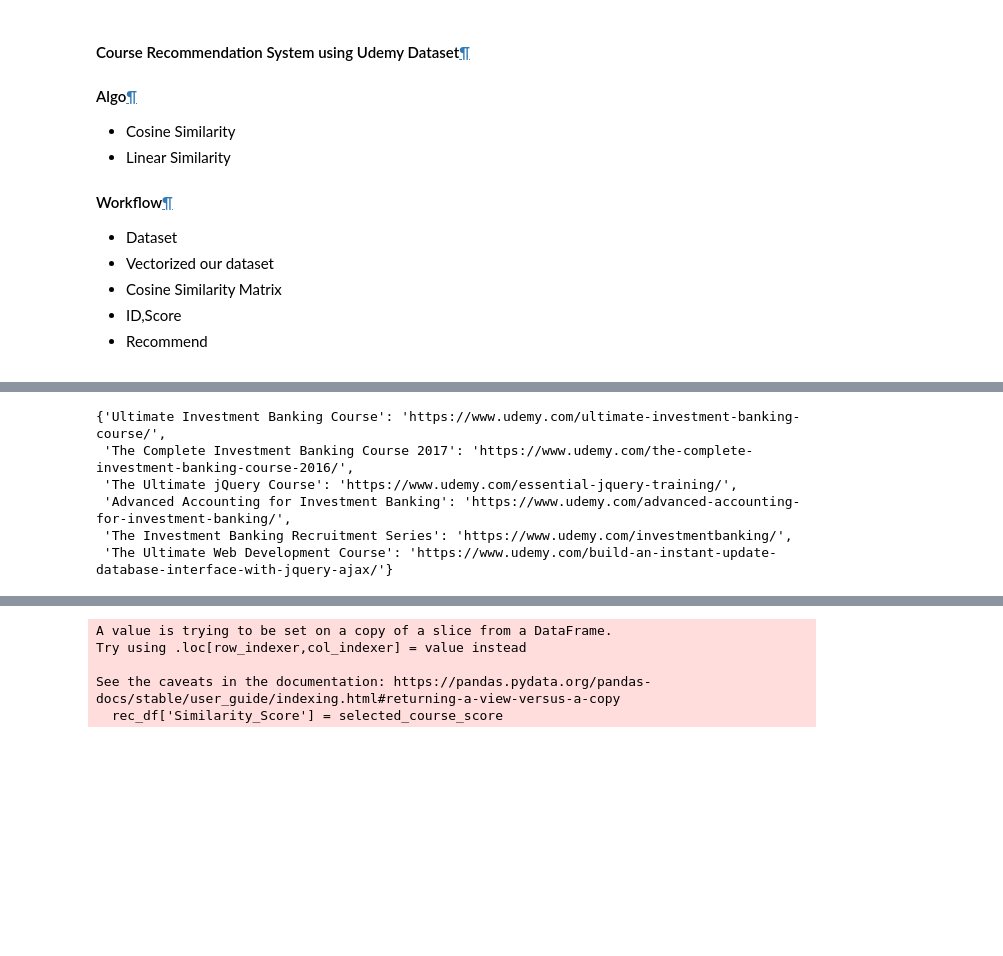
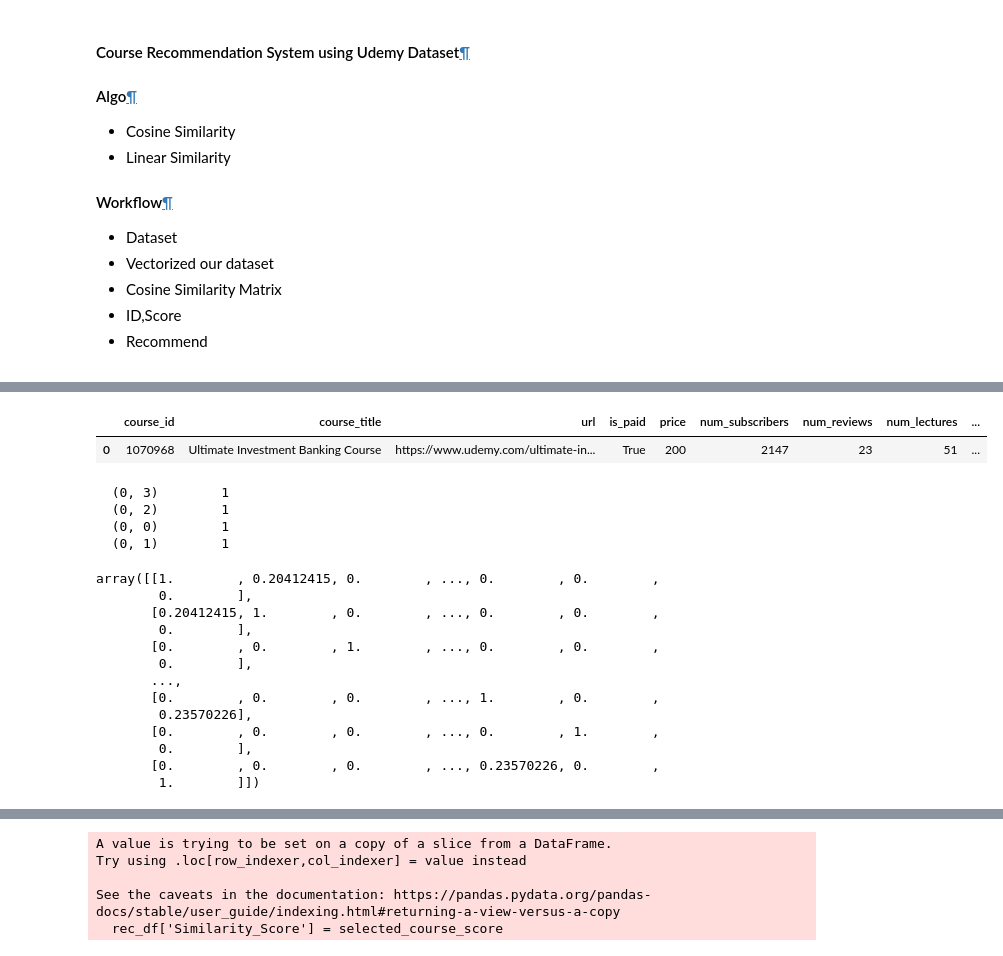
Before and after one commit to brunhs/projects, a Jupyter notebook: course-recommender-system-app/Course Recommendation System.ipynb, the cells around one changed output, grey strips where cells are left out. Saved outputs shown, nothing was run; the diff lists cells and outputs as text; code cells hidden in the pictures; blank space fills up the shorter version.

```diff
--- a/course-recommender-system-app/Course Recommendation System.ipynb
+++ b/course-recommender-system-app/Course Recommendation System.ipynb
@@ -28,7 +28,10 @@ import seaborn as sn
 from sklearn.feature_extraction.text import TfidfVectorizer,CountVectorizer
 from sklearn.metrics.pairwise import cosine_similarity,linear_kernel
 # %%
-def readData(file: str, extension='.csv'):
+from yaml import safe_load
+from pathlib import Path
+
+def readData(files: str, extension='.csv', path='datasets'):
     """_summary_
 
     Args:
@@ -39,9 +42,14 @@ def readData(file: str, extension='.csv'):
         A Pandas dataframe
     """
     if extension=='.csv':
-        read_func = pd.read_csv
+        courses_dataset = pd.read_csv("%s/%s" %(path, files))
+    elif extension=='.yaml':
+        dpath = Path(path)
 
-    return read_func(file)
+        courses_file = dpath / files
+        with courses_file.open() as f:
+            courses_dataset = pd.json_normalize(safe_load(f))
+
+    return courses_dataset
 # %%
-df = readData('udemy_course_data.csv')
-df.head(2)
+df1 = readData(files='udemy_course_data.csv')
@@ -52,3 +56,8 @@ df.head(2)
+# %%
+df1.head(1)
+# %% [output]
+|  | course_id | course_title | url | is_paid | price | num_subscribers | num_reviews | num_lectures | ... |
+| 0 | 1070968 | Ultimate Investment Banking Course | https://www.udemy.com/ultimate-in... | True | 200 | 2147 | 23 | 51 | ... |
 # %%
 import pandas as pd
 def extractFeatures(rec_dataframe):
@@ -103,22 +169,54 @@ class recommendCourse():
+# %%
+vectorizer = CountVectorizer()
+matrix = vectorizer.fit_transform([df['Clean_title'][0]])
+print(matrix)
+
+# pd.DataFrame(matrix.toarray(),
+#                       columns=vectorizer.get_feature_names())
+# %% [output]
+  (0, 3)        1
+  (0, 2)        1
+  (0, 0)        1
+  (0, 1)        1
 # %%
+df = readData('UdemyCleanedTitle.csv')
+df = titleManipulation(df, 'course_title', 'Clean_title')
+
 titlename = "Ultimate Investment Banking Course"
 
-cv_mat = ModelCountVectorizer('Clean_title').fit_transform(dataframe=df)
+instance = ModelCountVectorizer('Clean_title')
+
+cv_mat = instance.fit_transform(dataframe=df)
+
+# pd.DataFrame(cv_mat.toarray(),
+                    #   columns=instance.vectorizer_fit.get_feature_names())
+
+# print(cv_mat)
 
 cosine_mat = ModelCosineSimilarity().transform(cv_mat)
 
-recdf = recommendCourse().recommendCourse(df, titlename, cosine_mat, 6)
 
-recdf
+cosine_mat
+
+# recdf = recommendCourse().recommendCourse(df, titlename, cosine_mat, 6)
+
+# recdf
 
 
 # course_url, course_title, course_price = extractFeatures(recdf)
 
 # dictmap = dict(zip(course_title, course_url))
 # %% [output]
-{'Ultimate Investment Banking Course': 'https://www.udemy.com/ultimate-investment-banking-course/',
- 'The Complete Investment Banking Course 2017': 'https://www.udemy.com/the-complete-investment-banking-course-2016/',
- 'The Ultimate jQuery Course': 'https://www.udemy.com/essential-jquery-training/',
- 'Advanced Accounting for Investment Banking': 'https://www.udemy.com/advanced-accounting-for-investment-banking/',
- 'The Investment Banking Recruitment Series': 'https://www.udemy.com/investmentbanking/',
- 'The Ultimate Web Development Course': 'https://www.udemy.com/build-an-instant-update-database-interface-with-jquery-ajax/'}
+array([[1.        , 0.20412415, 0.        , ..., 0.        , 0.        ,
+        0.        ],
+       [0.20412415, 1.        , 0.        , ..., 0.        , 0.        ,
+        0.        ],
+       [0.        , 0.        , 1.        , ..., 0.        , 0.        ,
+        0.        ],
+       ...,
+       [0.        , 0.        , 0.        , ..., 1.        , 0.        ,
+        0.23570226],
+       [0.        , 0.        , 0.        , ..., 0.        , 1.        ,
+        0.        ],
+       [0.        , 0.        , 0.        , ..., 0.23570226, 0.        ,
+        1.        ]])
```
Also changed, not shown: parts of 10 cells of this notebook, 8 other files.
